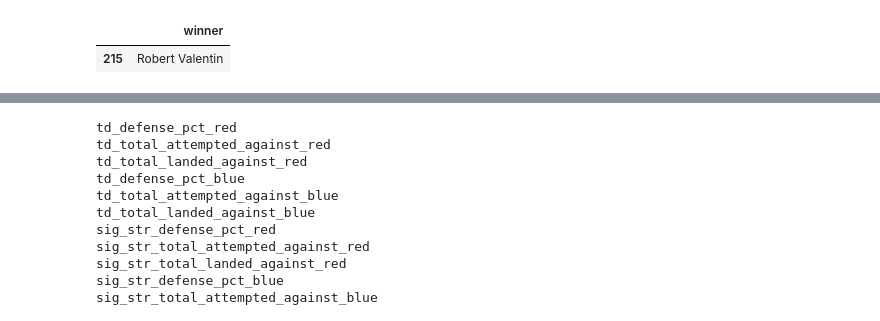
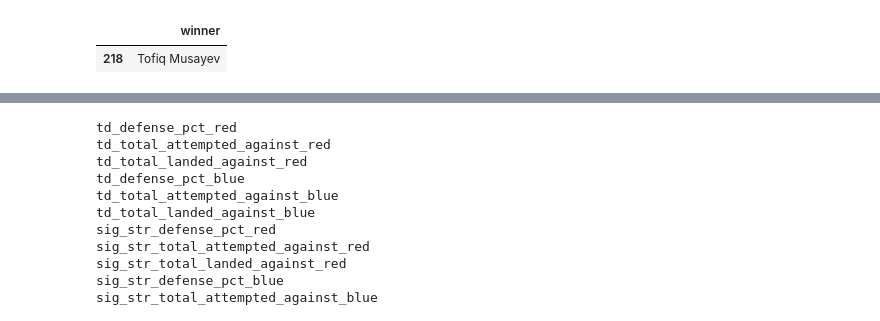
Before and after one commit to jcmarkowicz/sports_betting, a Jupyter notebook: UpcomingPicks/test_nbs/upcoming_picks.ipynb, the cells around one changed output, grey strips where cells are left out. Drawn from its saved outputs; the diff is of its cells as text; code cells hidden in the pictures.

```diff
--- a/UpcomingPicks/test_nbs/upcoming_picks.ipynb
+++ b/UpcomingPicks/test_nbs/upcoming_picks.ipynb
@@ -18,10 +18,10 @@ from config import config
 from DataPipeline.utils.bets_utils import generate_bets
 # %%
 non_merged = pd.read_csv(r'C:\Users\jcmar\my_files\SportsBetting\Data\non_merged_features\non_merged_stats.csv')
-non_merged[non_merged['fighter_red'] == 'Dusko Todorovic'][['winner']]
+non_merged[non_merged['fighter_red'] == 'Ludovit Klein'][['winner']]
 # %% [output]
 |  | winner |
-| 215 | Robert Valentin |
+| 218 | Tofiq Musayev |
 # %%
 df_ml_history = pd.read_csv(config.ml_history_fp)
 print(df_ml_history.shape)
```
Also changed, not shown: parts of 3 cells of this notebook, 2 other files.
